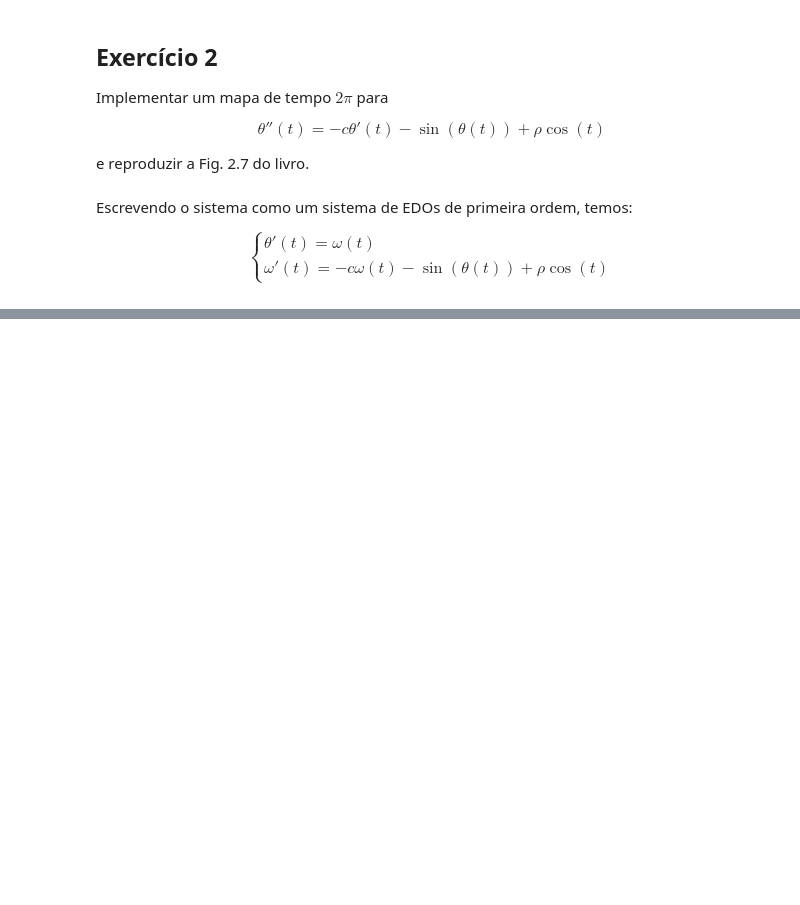
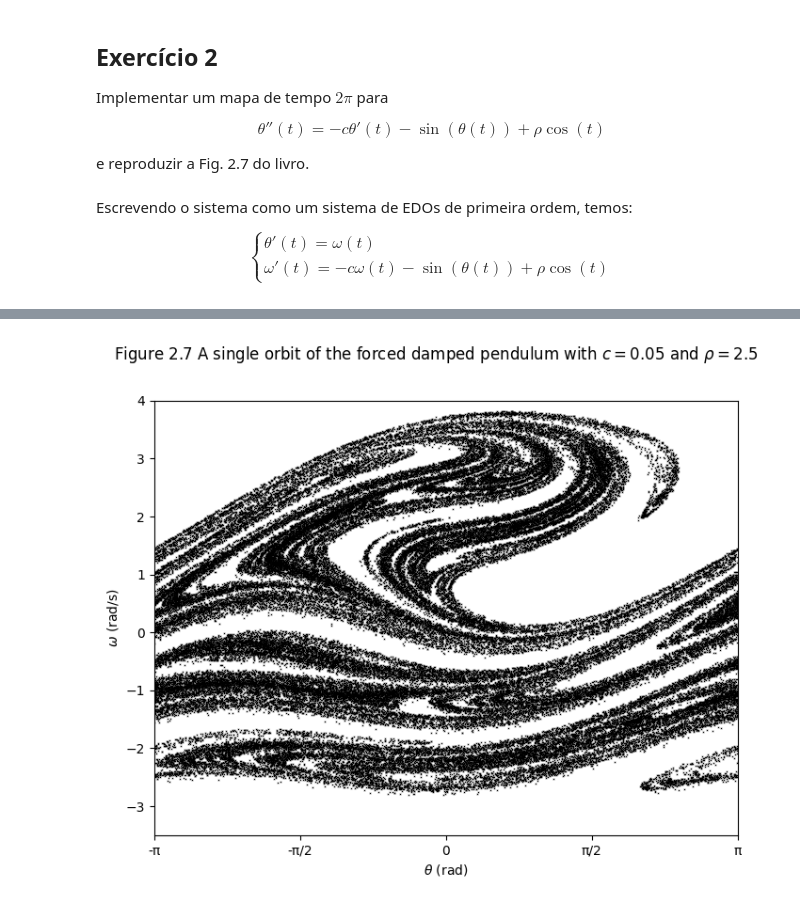
Before and after one commit to vini-fda/FM_223_Lista2, a Jupyter notebook: lista2.ipynb, the cells around one changed output, grey strips where cells are left out. Saved outputs shown, nothing was run; the diff lists cells and outputs as text; code cells hidden in the pictures; blank space fills up the shorter version.

```diff
--- a/lista2.ipynb
+++ b/lista2.ipynb
@@ -301,0 +308,35 @@ plt.show()
+# %%
+# Load the libpendulum shared library
+libpendulum = ctypes.CDLL('./lib/libpendulum.so')
+
+# Define function argument and return types
+libpendulum.pendulum_orbit.argtypes = (ctypes.c_double, ctypes.c_double,
+                                       np.ctypeslib.ndpointer(dtype=np.double),
+                                       np.ctypeslib.ndpointer(dtype=np.double),
+                                       ctypes.c_int,
+                                       ctypes.c_double)
+libpendulum.pendulum_orbit.restype = None
+num_points = 100000
+theta = np.zeros(num_points, dtype=np.double)
+theta_dot = np.zeros(num_points, dtype=np.double)
+theta0 = 0.1
+theta_dot0 = 0.2
+dt = 1e-4
+libpendulum.pendulum_orbit(theta0, theta_dot0, theta, theta_dot, num_points, dt)
+# %%
+theta = map_pi(theta)
+# %%
+fig, ax = plt.subplots(figsize=(8, 6))
+ax.scatter(theta, theta_dot, s=0.1,c='black',marker='x')
+ax.set_xlabel('$\\theta$ (rad)')
+ax.set_ylabel('$\\omega$ (rad/s)')
+ax.set_xlim(-np.pi, np.pi)
+ax.set_ylim(-3.5, 4)
+xtick_positions = [-np.pi, -0.5*np.pi, 0, 0.5*np.pi, np.pi]
+xtick_labels = ['-π', '-π/2', '0', 'π/2', 'π']
+ax.set_xticks(xtick_positions)
+ax.set_xticklabels(xtick_labels)
+fig.suptitle("Figure 2.7 A single orbit of the forced damped pendulum with $c = 0.05$ and $\\rho = 2.5$")
+plt.show()
+# %% [output]
+[figure, added]
```
Also changed, not shown: parts of 2 cells of this notebook.
